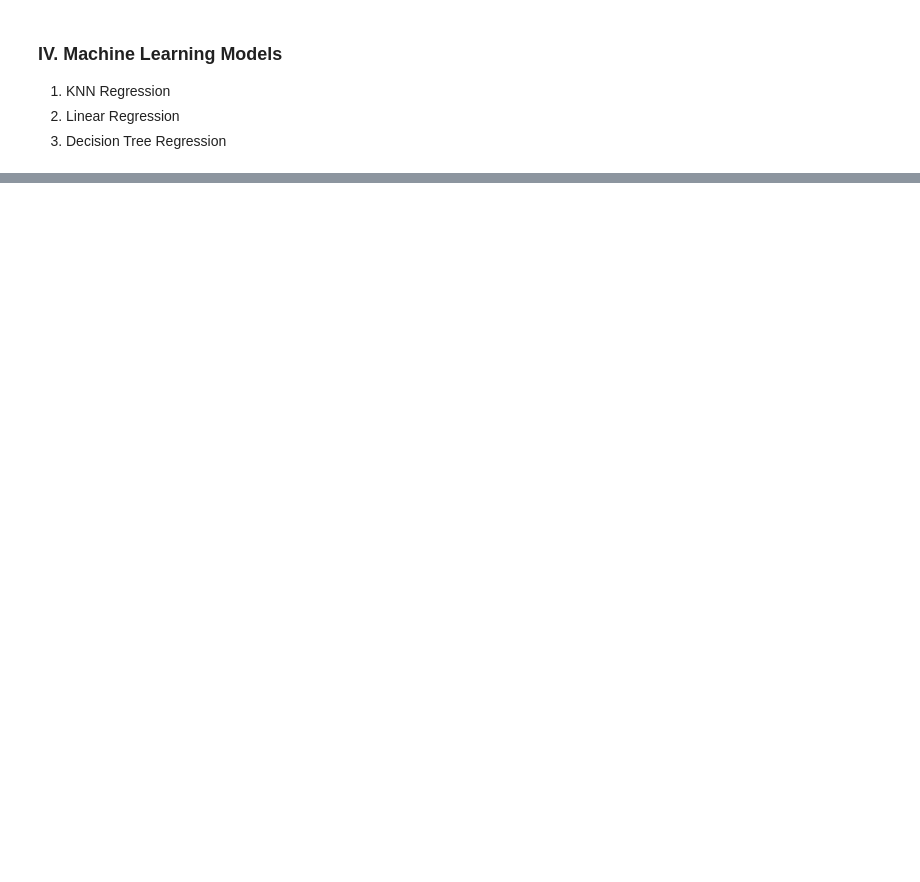
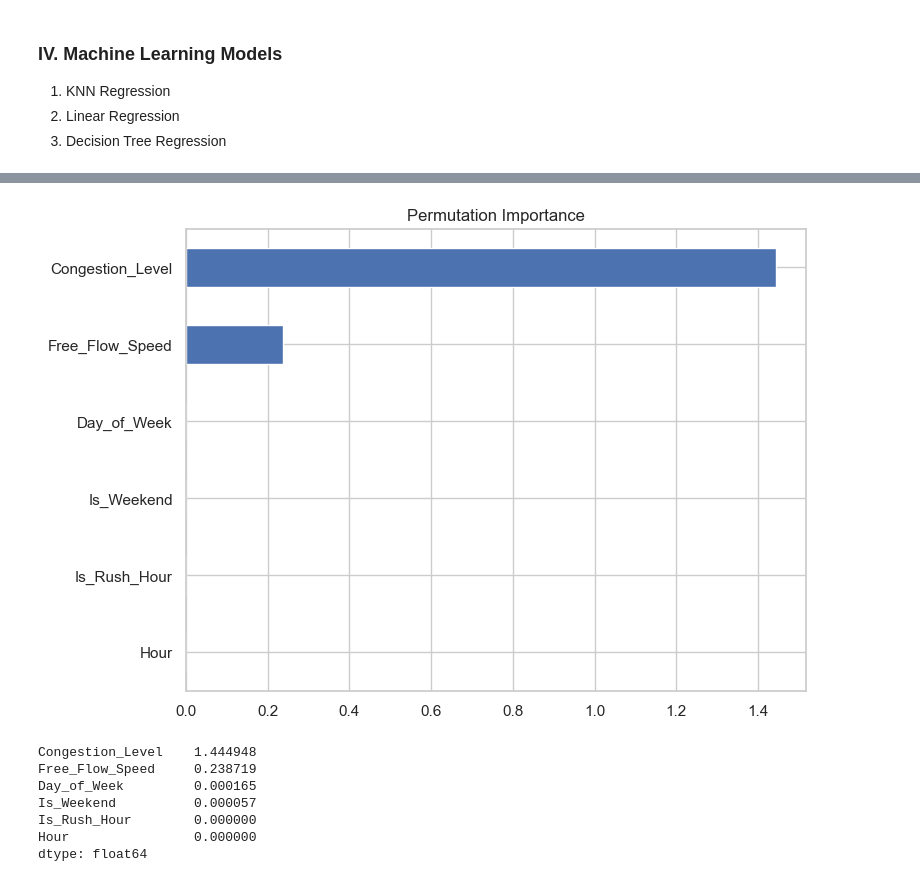
Before and after one commit to Suemy19710/TrafficHCMC, a Jupyter notebook: machine_learning.ipynb, the cells around one changed output, grey strips where cells are left out. Cells and saved outputs as stored; diff of their text form; code cells hidden in the pictures; blank space fills up the shorter version.

```diff
--- a/machine_learning.ipynb
+++ b/machine_learning.ipynb
@@ -326,0 +548,22 @@ Decision Tree Regression 0.200000  0.200000 0.998102
+# %%
+
+result = permutation_importance(dt_model, X_test, y_test, n_repeats=10, random_state=42)
+
+perm_importances = pd.Series(result.importances_mean, index=X_test.columns)
+perm_importances = perm_importances.sort_values(ascending=True)
+
+plt.figure(figsize=(8,6))
+perm_importances.plot(kind='barh')
+plt.title("Permutation Importance")
+plt.show()
+
+print(perm_importances.sort_values(ascending=False))
+# %% [output]
+[figure, added]
+Congestion_Level    1.444948
+Free_Flow_Speed     0.238719
+Day_of_Week         0.000165
+Is_Weekend          0.000057
+Is_Rush_Hour        0.000000
+Hour                0.000000
+dtype: float64
```
Also changed, not shown: parts of 22 cells of this notebook.
